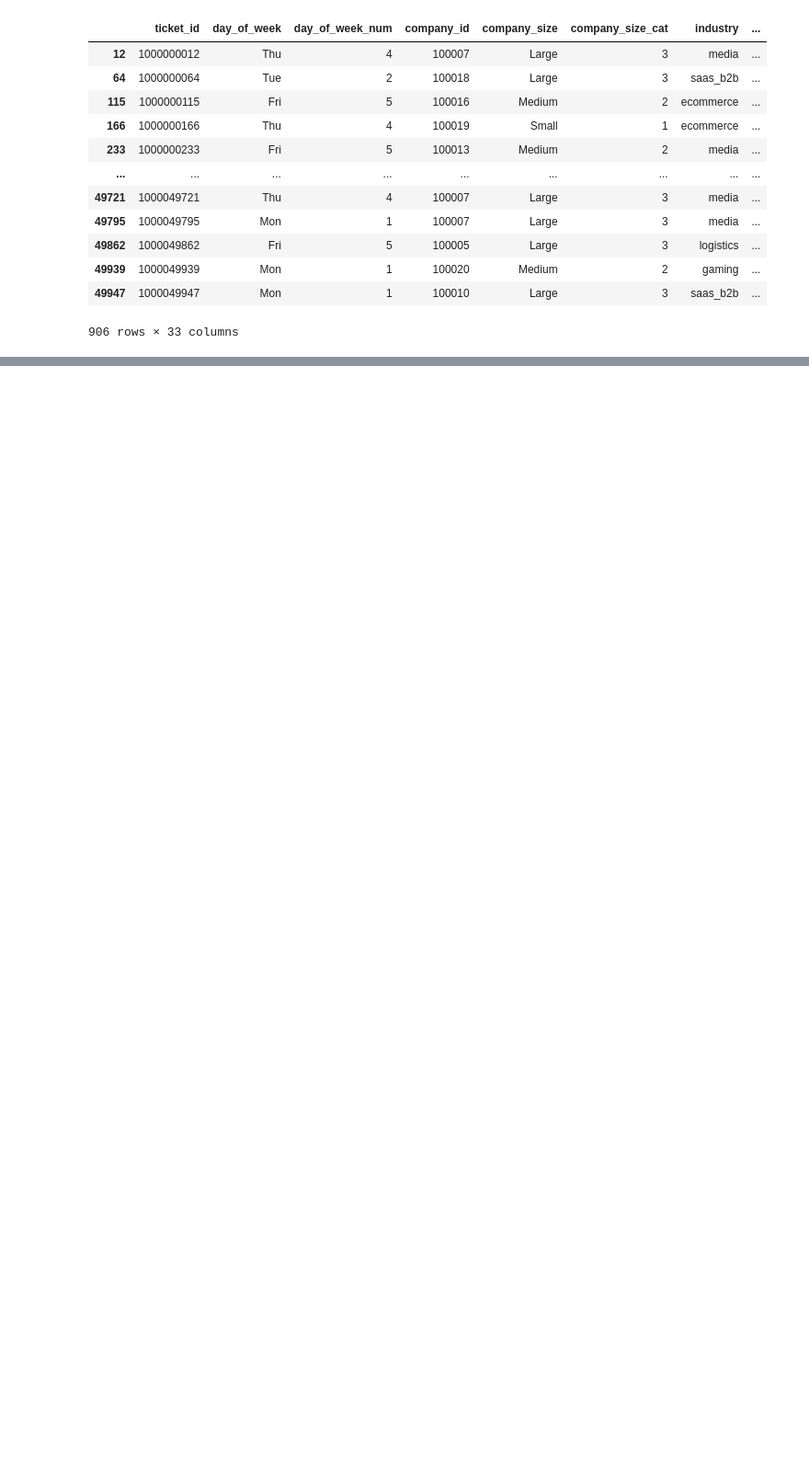
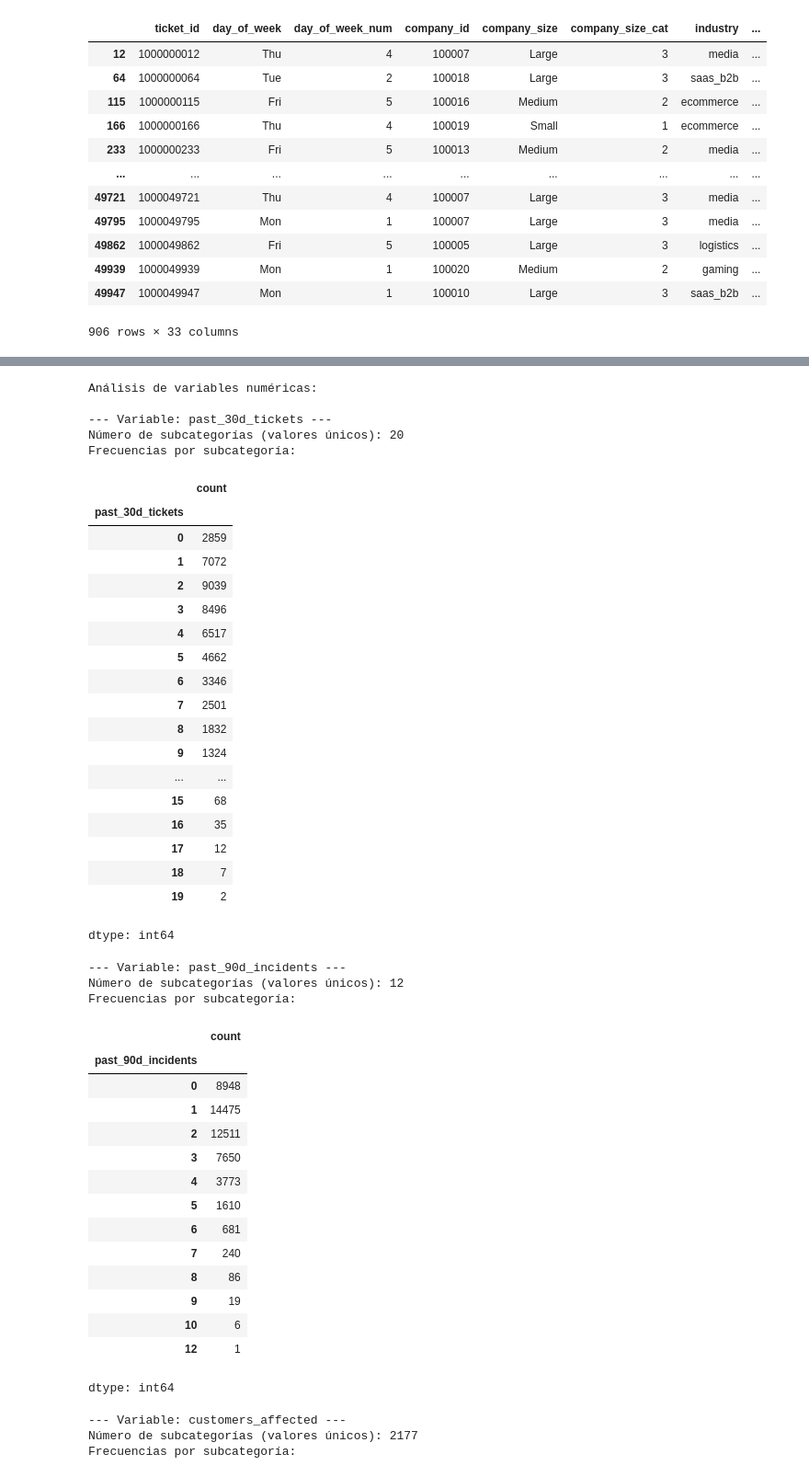
Before and after one commit to mmcuervo/ExamMLcategorias, a Jupyter notebook: 01_eda.ipynb, the cells around one changed output, grey strips where cells are left out. Shown at 92% size. Cells and saved outputs as stored; diff of their text form; code cells hidden in the pictures; blank space fills up the shorter version.

```diff
--- a/01_eda.ipynb
+++ b/01_eda.ipynb
@@ -181,0 +569,66 @@ dtype: float64
+# %%
+#14 Analisis de frecuencias en las variables numericas
+cols_to_analyze = [
+    "past_30d_tickets",
+    "past_90d_incidents",
+    "customers_affected",
+    "downtime_min",
+    "description_length",
+    "error_rate_pct"
+]
+
+
+
+print("Análisis de variables numéricas:")
+
+for col in cols_to_analyze:
+    print(f"\n--- Variable: {col} ---")
+    print(f"Número de subcategorías (valores únicos): {dc[col].nunique()}")
+    print("Frecuencias por subcategoría:")
+    display(dc[col].value_counts().sort_index())
+# %% [output]
+Análisis de variables numéricas:
+
+--- Variable: past_30d_tickets ---
+Número de subcategorías (valores únicos): 20
+Frecuencias por subcategoría:
+|  | count |
+| past_30d_tickets |  |
+| 0 | 2859 |
+| 1 | 7072 |
+| 2 | 9039 |
+| 3 | 8496 |
+| 4 | 6517 |
+| 5 | 4662 |
+| 6 | 3346 |
+| 7 | 2501 |
+| 8 | 1832 |
+| 9 | 1324 |
+| ... | ... |
+| 15 | 68 |
+| 16 | 35 |
+| 17 | 12 |
+| 18 | 7 |
+| 19 | 2 |
+dtype: int64
+--- Variable: past_90d_incidents ---
+Número de subcategorías (valores únicos): 12
+Frecuencias por subcategoría:
+|  | count |
+| past_90d_incidents |  |
+| 0 | 8948 |
+| 1 | 14475 |
+| 2 | 12511 |
+| 3 | 7650 |
+| 4 | 3773 |
+| 5 | 1610 |
+| 6 | 681 |
+| 7 | 240 |
+| 8 | 86 |
+| 9 | 19 |
+| 10 | 6 |
+| 12 | 1 |
+dtype: int64
+--- Variable: customers_affected ---
+Número de subcategorías (valores únicos): 2177
+Frecuencias por subcategoría:
```
Also changed, not shown: parts of 42 cells of this notebook.
